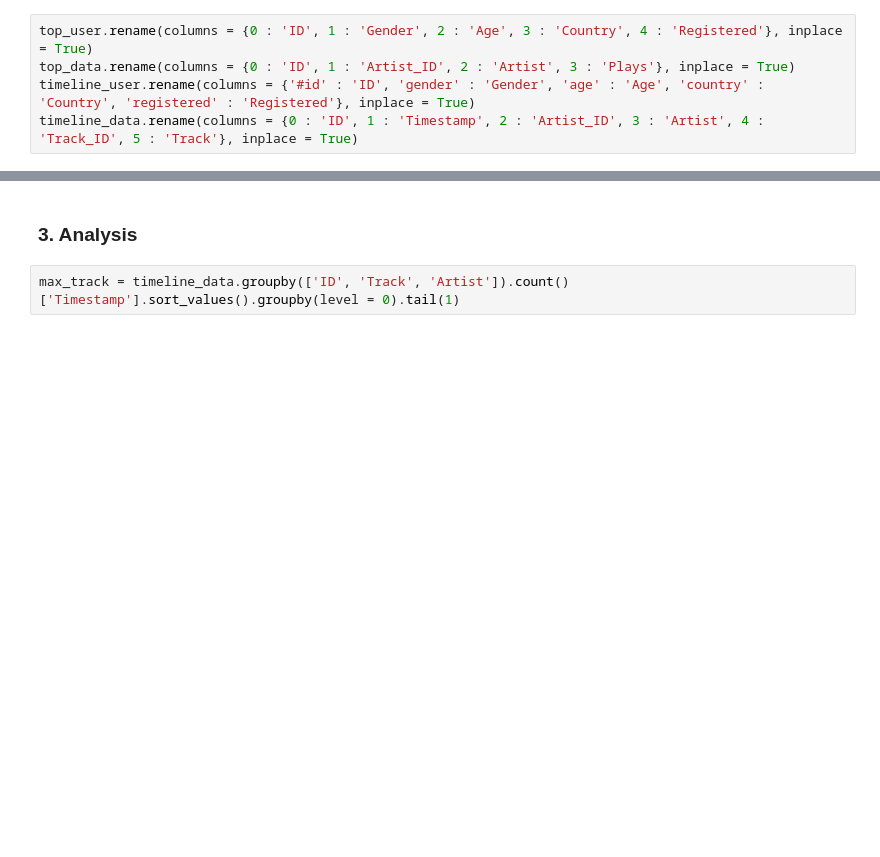
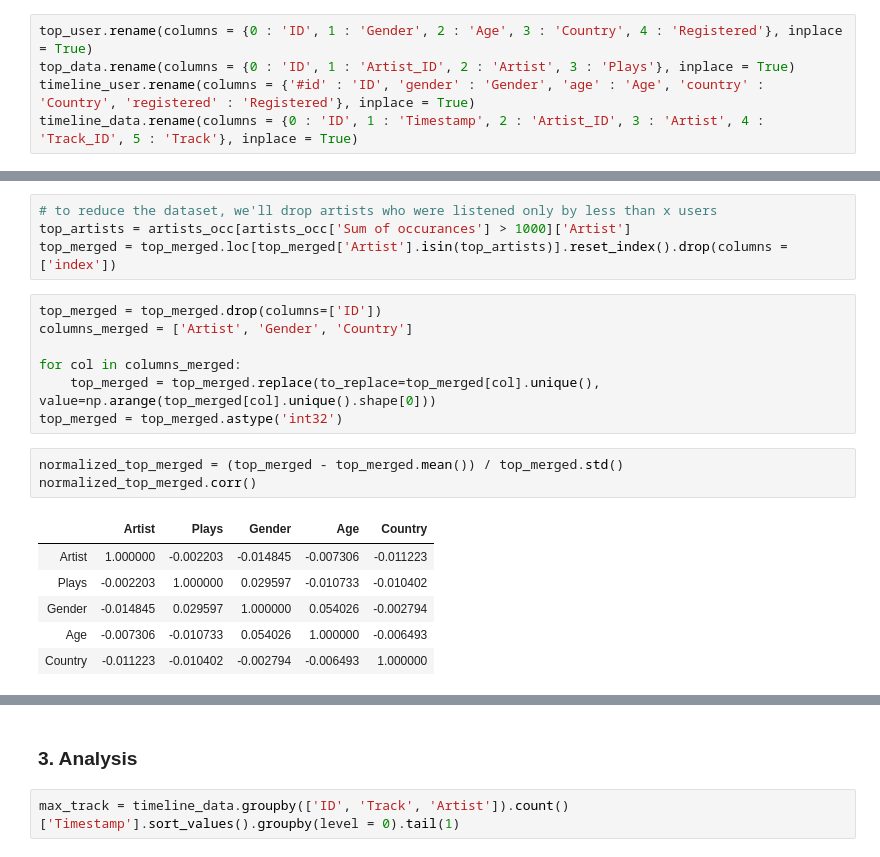
Before and after one commit to Caotick/mlbd-project, a Jupyter notebook: mlbd_project.ipynb, the cells around one changed output, grey strips where cells are left out. Saved outputs shown, nothing was run; the diff lists cells and outputs as text; blank space fills up the shorter version.

```diff
--- a/mlbd_project.ipynb
+++ b/mlbd_project.ipynb
@@ -80,0 +121,21 @@ timeline_data.head()
+# %%
+# to reduce the dataset, we'll drop artists who were listened only by less than x users
+top_artists = artists_occ[artists_occ['Sum of occurances'] > 1000]['Artist']
+top_merged = top_merged.loc[top_merged['Artist'].isin(top_artists)].reset_index().drop(columns = ['index'])
+# %%
+top_merged = top_merged.drop(columns=['ID'])
+columns_merged = ['Artist', 'Gender', 'Country']
+
+for col in columns_merged:
+    top_merged = top_merged.replace(to_replace=top_merged[col].unique(), value=np.arange(top_merged[col].unique().shape[0]))
+top_merged = top_merged.astype('int32')
+# %%
+normalized_top_merged = (top_merged - top_merged.mean()) / top_merged.std()
+normalized_top_merged.corr()
+# %% [output]
+|  | Artist | Plays | Gender | Age | Country |
+| Artist | 1.000000 | -0.002203 | -0.014845 | -0.007306 | -0.011223 |
+| Plays | -0.002203 | 1.000000 | 0.029597 | -0.010733 | -0.010402 |
+| Gender | -0.014845 | 0.029597 | 1.000000 | 0.054026 | -0.002794 |
+| Age | -0.007306 | -0.010733 | 0.054026 | 1.000000 | -0.006493 |
+| Country | -0.011223 | -0.010402 | -0.002794 | -0.006493 | 1.000000 |
```
Also changed, not shown: parts of 14 cells of this notebook.
